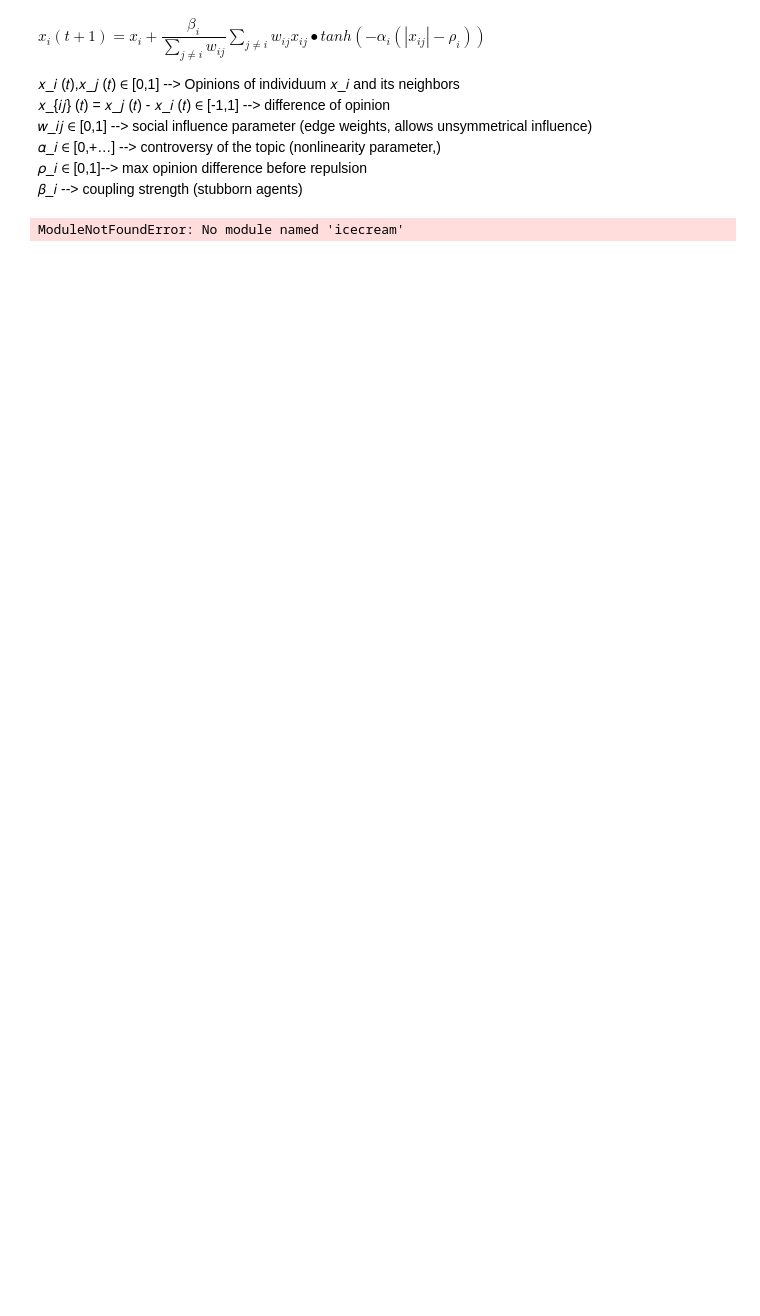
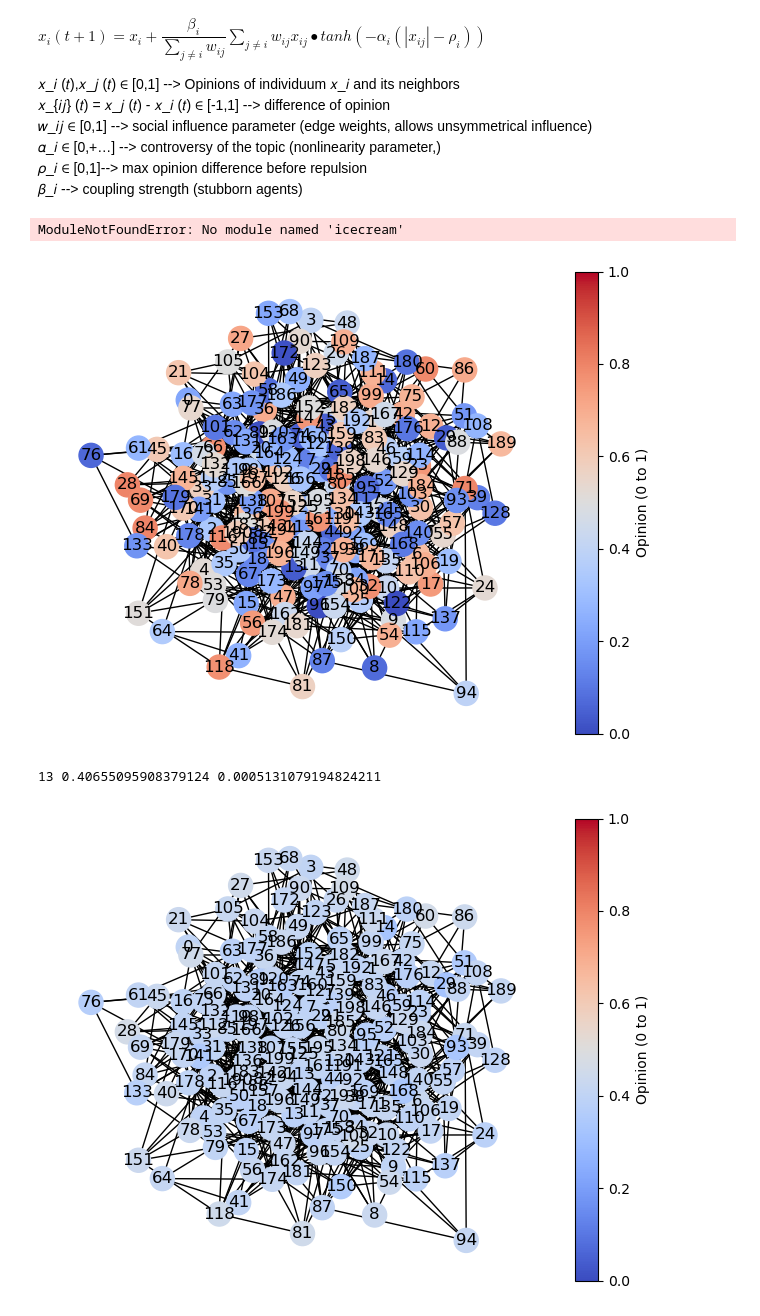
Before and after one commit to Batuffola/review_opinion-dynamics, a Jupyter notebook: update.ipynb, the cells around one changed output. Saved outputs shown, nothing was run; the diff lists cells and outputs as text; code cells hidden in the pictures; blank space fills up the shorter version.

```diff
--- a/update.ipynb
+++ b/update.ipynb
@@ -130,5 +130,56 @@ def visualize_network(environment, layout):
     sm.set_array([])  # Required for the colorbar
     fig.colorbar(sm, ax=ax, label="Opinion (0 to 1)")  # Fixed scale label
     plt.show()
+# %%
+# Initialize the model
+num_agents = 200
+connection_probability = 0.05
+random.seed(42)
+
+
+beta =  1 #coupling_strength
+rho = 0.7 + random.uniform(0, 0.2) #threshold of opiniondifferences
+alpha = 0.2 + random.uniform(0, 0.2) #controversity of the topic positiv definit
+
+model = Model(num_agents, connection_probability,beta,rho,alpha)
+layout = nx.spring_layout(model.environment.graph)
+visualize_network(model.environment, layout)
+#random.seed(42)
+# Run the simulation
+def track_opinion_change(previous_opinions):
+    """
+    Calculate the average change in opinions between steps.
+
+    Args:
+        environment: The Environment object containing the graph.
+        previous_opinions: List of opinions from the previous step.
+
+    Returns:
+        The average absolute change in opinions.
+    """
+    current_opinions = [model.environment.graph.nodes[node]['agent'].opinion for node in model.environment.graph.nodes] # Get current opinions
+    changes = [abs(current - previous) for current, previous in zip(current_opinions, previous_opinions)]
+    return sum(changes) / len(changes)  # Average change
+
+
+num_steps = 50
+for step in range(num_steps):
+    previous_opinions = [model.environment.graph.nodes[node]['agent'].opinion for node in model.environment.graph.nodes]
+    model.step()
+    if track_opinion_change(previous_opinions) < 0.003:
+        current_opinions = [model.environment.graph.nodes[node]['agent'].opinion for node in model.environment.graph.nodes] # Get current opinions
+        mean_opinion = np.mean(current_opinions)
+        var_opinion = np.var(current_opinions)
+
+        print(step, mean_opinion, var_opinion)
+        break
+visualize_network(model.environment, layout)
+
+#print(f"Agent {agent.agent_id}: Opinion {agent.opinion}")
+#(model.environment, layout)
+# %% [output]
+[figure, added]
+13 0.40655095908379124 0.0005131079194824211
+[figure, added]
 # %%
 # Initialize the model
```
Also changed, not shown: parts of 3 cells of this notebook.
